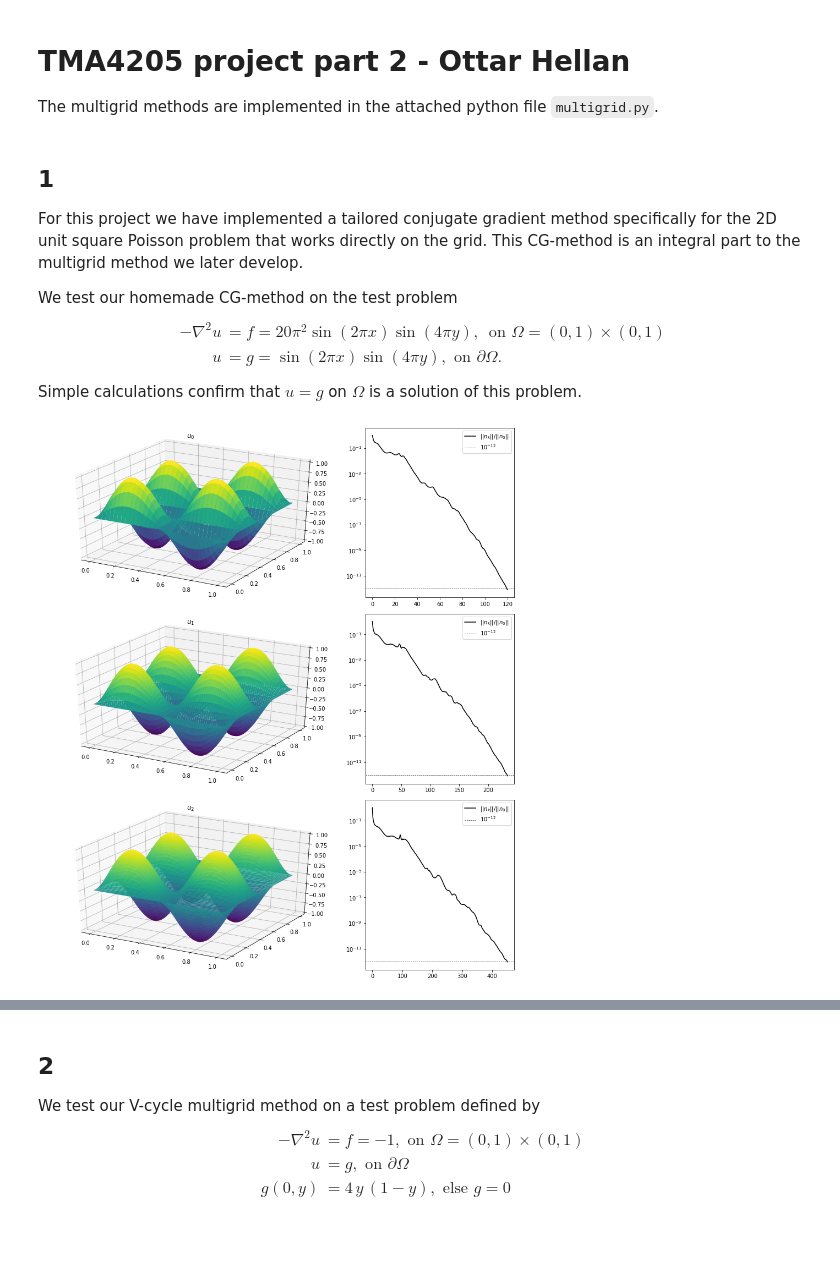
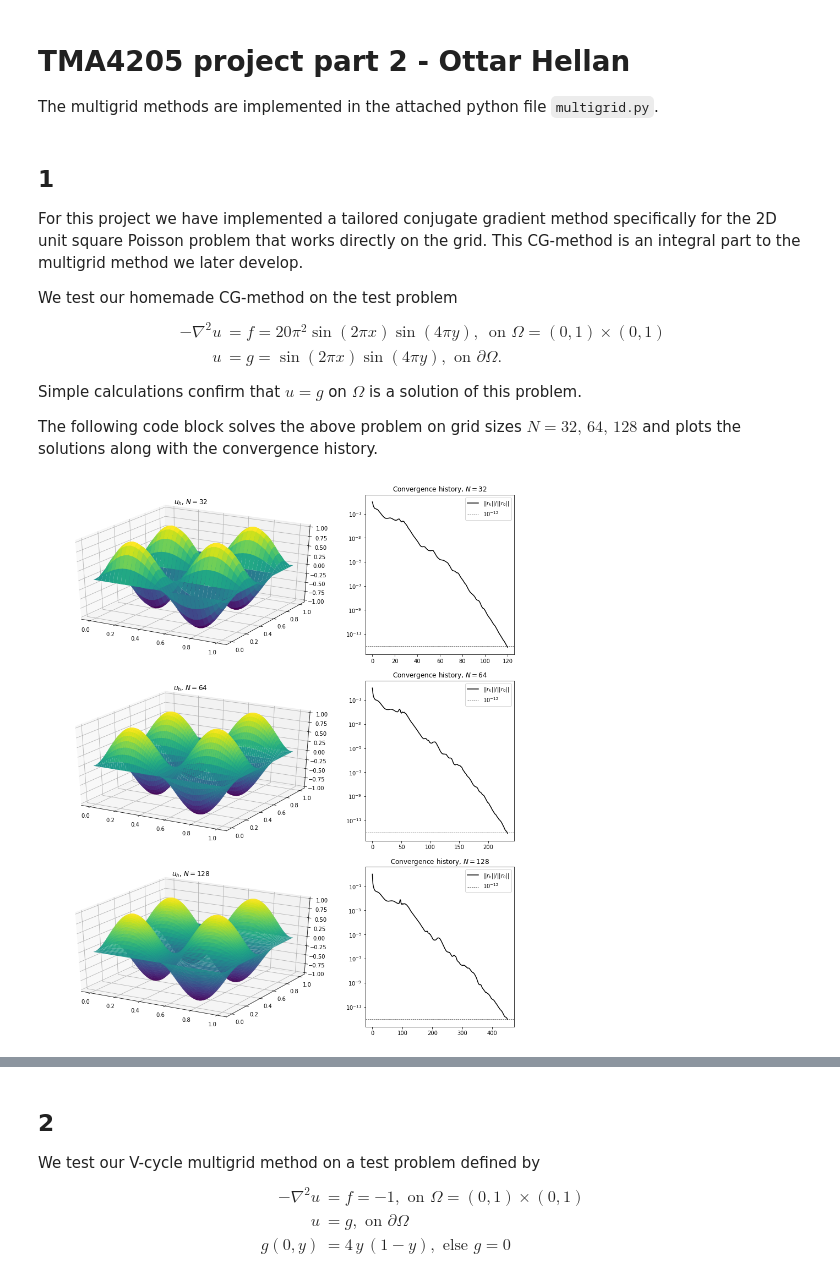
Before and after one commit to ottarph/numla_proj2, a Jupyter notebook: TMA4205_project2-ottar_hellan.ipynb, the cells around one changed output, grey strips where cells are left out. Drawn from its saved outputs; the diff is of its cells as text; code cells hidden in the pictures; blank space fills up the shorter version.

```diff
--- a/TMA4205_project2-ottar_hellan.ipynb
+++ b/TMA4205_project2-ottar_hellan.ipynb
@@ -19,6 +19,8 @@ We test our homemade CG-method on the test problem
     u & = g = \sin(2\pi x) \sin(4\pi y),\text{ on } \partial\Omega.
 \end{align*}
 Simple calculations confirm that $u = g$ on $\Omega$ is a solution of this problem.
+
+The following code block solves the above problem on grid sizes $N = 32, \, 64, \, 128$ and plots the solutions along with the convergence history.
 # %%
 f = lambda x, y: 20*np.pi**2 * np.sin(2*np.pi*x) * np.sin(4*np.pi*y)
 g = lambda x, y: np.sin(2*np.pi*x) * np.sin(4*np.pi*y)
@@ -37,38 +39,35 @@ for N in Ns:
     b[1:-1, 1:-1] = f(x[1:-1, 1:-1], y[1:-1, 1:-1])
 
     u0 = g(x, y)
     np.random.seed(seed=1)
     u0[1:-1, 1:-1] = 1 - 0.5*np.random.random((N-1,N-1))
 
     s = 1
     uh, i, ns = my_cg(u0, b, N, max_iter=1000)
 
     ns = np.array(ns, dtype=float)
     ns_array.append(ns)
     uh_array.append(uh)
 
-#fig = plt.figure(figsize=(12,8))
 fig = plt.figure(constrained_layout=True, figsize=(12,14))
 gs = fig.add_gridspec(3, 3)
-#plt.subplots_adjust(left=0, bottom=0, right=1, top=1, wspace=0, hspace=0)
 for i, (uh, ns) in enumerate(zip(uh_array, ns_array)):
     k = uh.shape[0]
     xx = np.outer(np.linspace(0, 1, k), np.ones(k))
     yy = np.outer(np.ones(k), np.linspace(0, 1, k))
-    #ax = fig.add_subplot(3, 2, 2*i+1, projection='3d')
     ax = fig.add_subplot(gs[i,:2], projection='3d')
     surf = ax.plot_surface(xx, yy, uh,
                         rstride=1, cstride=1,
                         cmap=matplotlib.cm.viridis, label=f'$u_{i}$')
-    ax.set_title(f'$u_{i}$')
-    #ax = fig.add_subplot(3, 2, 2*i+2)
+    ax.set_title(f'$u_h,\, N = {uh.shape[0] - 1}$')
+
     ax = fig.add_subplot(gs[i,2])
-    #ax.semilogy(range(len(ns)), ns / ns[0], 'k:')
-    ax.semilogy(range(len(ns)), ns / ns[0], 'k-', label=r'$||n_k|| / ||n_0||$')
+    ax.semilogy(range(len(ns)), ns / ns[0], 'k-', label=r'$||r_k|| / ||r_0||$')
     ax.axhline(y=1e-12, color='black', linestyle='dashed', linewidth='0.7', alpha=0.8, label=r'$10^{-12}$')
+    ax.set_title(f'Convergence history, $N = {uh.shape[0] - 1}$')
     ax.legend()
 
 
 plt.show();
 # %% [output]
-[figure, old version]
+[figure, new version]
```
Also changed, not shown: parts of 6 cells of this notebook, 2 other files.
